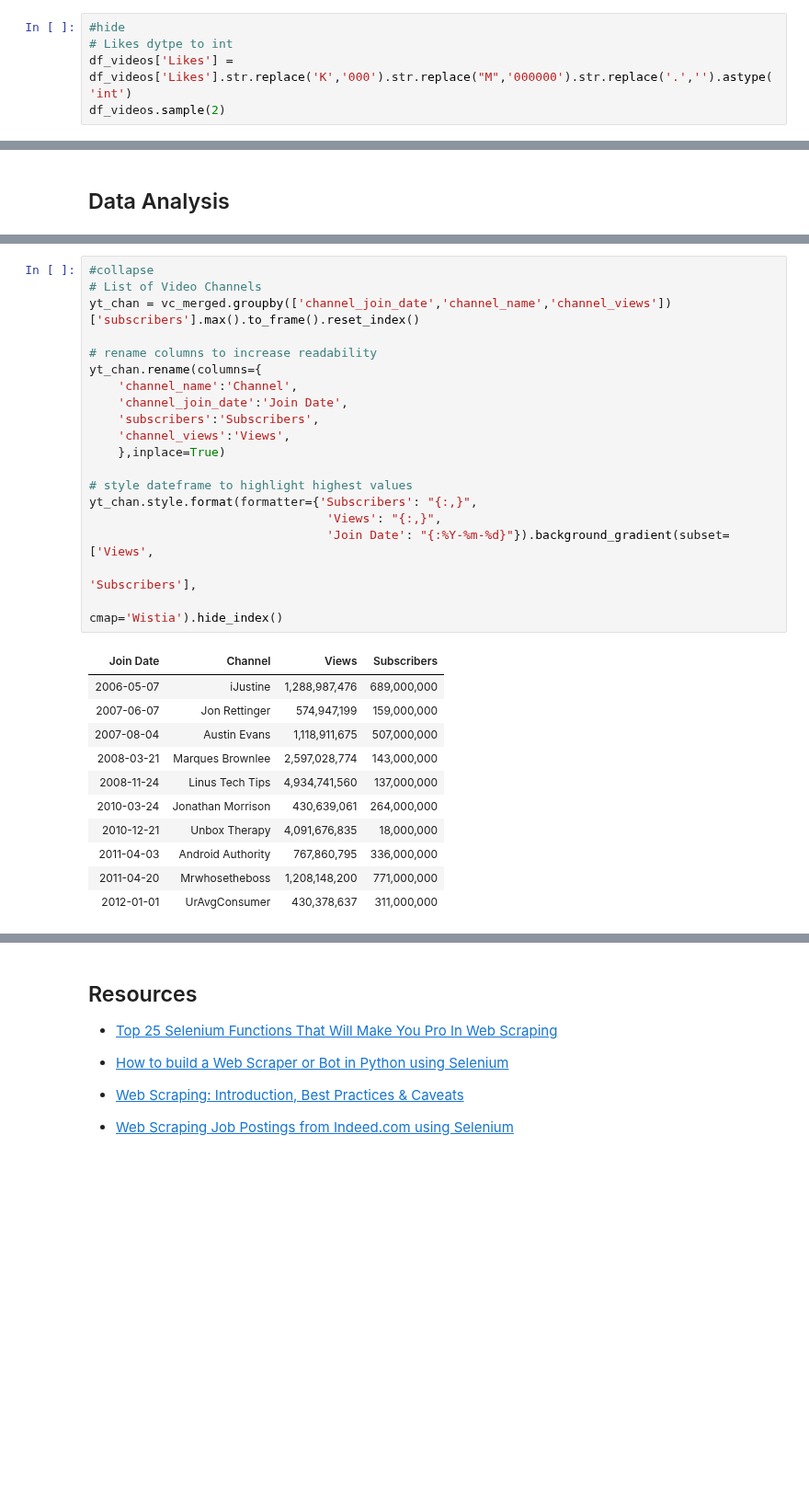
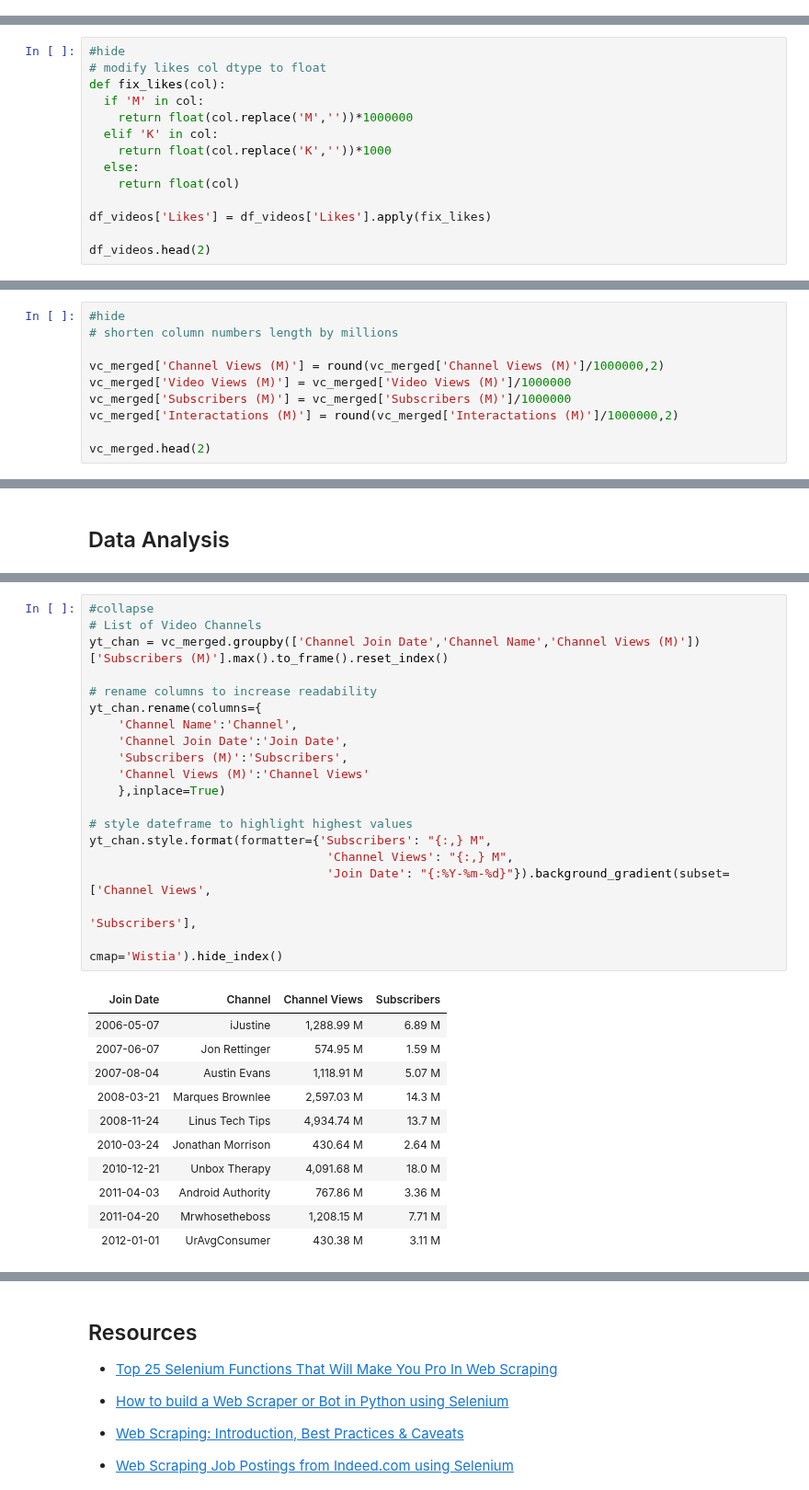
Before and after one commit to drusho/blog, a Jupyter notebook: _notebooks/2021-07-20-webscrapping-youtube.ipynb, the cells around one changed output, grey strips where cells are left out. Shown at 92% size. Cells and saved outputs as stored; diff of their text form; blank space fills up the shorter version.

```diff
--- a/_notebooks/2021-07-20-webscrapping-youtube.ipynb
+++ b/_notebooks/2021-07-20-webscrapping-youtube.ipynb
@@ -165,5 +163,0 @@ df_videos.sample(2)
-# %%
-#hide
-# Likes dytpe to int
-df_videos['Likes'] = df_videos['Likes'].str.replace('K','000').str.replace("M",'000000').str.replace('.','').astype('int')
-df_videos.sample(2)
@@ -173,0 +164,14 @@ df_videos.sample(2)
+# %%
+#hide
+# modify likes col dtype to float
+def fix_likes(col):
+  if 'M' in col:
+    return float(col.replace('M',''))*1000000
+  elif 'K' in col:
+    return float(col.replace('K',''))*1000
+  else:
+    return float(col)
+
+df_videos['Likes'] = df_videos['Likes'].apply(fix_likes)
+
+df_videos.head(2)
@@ -212,0 +227,10 @@ vc_merged.head(2)
+# %%
+#hide
+# shorten column numbers length by millions
+
+vc_merged['Channel Views (M)'] = round(vc_merged['Channel Views (M)']/1000000,2)
+vc_merged['Video Views (M)'] = vc_merged['Video Views (M)']/1000000
+vc_merged['Subscribers (M)'] = vc_merged['Subscribers (M)']/1000000
+vc_merged['Interactations (M)'] = round(vc_merged['Interactations (M)']/1000000,2)
+
+vc_merged.head(2)
@@ -239,31 +267,31 @@ vc_merged.head(2)
 # %%
 #collapse
 # List of Video Channels
-yt_chan = vc_merged.groupby(['channel_join_date','channel_name','channel_views'])['subscribers'].max().to_frame().reset_index()
+yt_chan = vc_merged.groupby(['Channel Join Date','Channel Name','Channel Views (M)'])['Subscribers (M)'].max().to_frame().reset_index()
 
 # rename columns to increase readability
 yt_chan.rename(columns={
-    'channel_name':'Channel',
-    'channel_join_date':'Join Date',
-    'subscribers':'Subscribers',
-    'channel_views':'Views',
+    'Channel Name':'Channel',
+    'Channel Join Date':'Join Date',
+    'Subscribers (M)':'Subscribers',
+    'Channel Views (M)':'Channel Views'
     },inplace=True)
 
 # style dateframe to highlight highest values
-yt_chan.style.format(formatter={'Subscribers': "{:,}",
-                                 'Views': "{:,}",
-                                 'Join Date': "{:%Y-%m-%d}"}).background_gradient(subset=['Views',
+yt_chan.style.format(formatter={'Subscribers': "{:,} M",
+                                 'Channel Views': "{:,} M",
+                                 'Join Date': "{:%Y-%m-%d}"}).background_gradient(subset=['Channel Views',
                                                                                           'Subscribers'],
                                                                                   cmap='Wistia').hide_index()
 # %% [output]
-| Join Date | Channel | Views | Subscribers |
-| 2006-05-07 | iJustine | 1,288,987,476 | 689,000,000 |
-| 2007-06-07 | Jon Rettinger | 574,947,199 | 159,000,000 |
-| 2007-08-04 | Austin Evans | 1,118,911,675 | 507,000,000 |
-| 2008-03-21 | Marques Brownlee | 2,597,028,774 | 143,000,000 |
-| 2008-11-24 | Linus Tech Tips | 4,934,741,560 | 137,000,000 |
-| 2010-03-24 | Jonathan Morrison | 430,639,061 | 264,000,000 |
-| 2010-12-21 | Unbox Therapy | 4,091,676,835 | 18,000,000 |
-| 2011-04-03 | Android Authority | 767,860,795 | 336,000,000 |
-| 2011-04-20 | Mrwhosetheboss | 1,208,148,200 | 771,000,000 |
-| 2012-01-01 | UrAvgConsumer | 430,378,637 | 311,000,000 |
+| Join Date | Channel | Channel Views | Subscribers |
+| 2006-05-07 | iJustine | 1,288.99 M | 6.89 M |
+| 2007-06-07 | Jon Rettinger | 574.95 M | 1.59 M |
+| 2007-08-04 | Austin Evans | 1,118.91 M | 5.07 M |
+| 2008-03-21 | Marques Brownlee | 2,597.03 M | 14.3 M |
+| 2008-11-24 | Linus Tech Tips | 4,934.74 M | 13.7 M |
+| 2010-03-24 | Jonathan Morrison | 430.64 M | 2.64 M |
+| 2010-12-21 | Unbox Therapy | 4,091.68 M | 18.0 M |
+| 2011-04-03 | Android Authority | 767.86 M | 3.36 M |
+| 2011-04-20 | Mrwhosetheboss | 1,208.15 M | 7.71 M |
+| 2012-01-01 | UrAvgConsumer | 430.38 M | 3.11 M |
```
Also changed, not shown: parts of 22 cells of this notebook.
